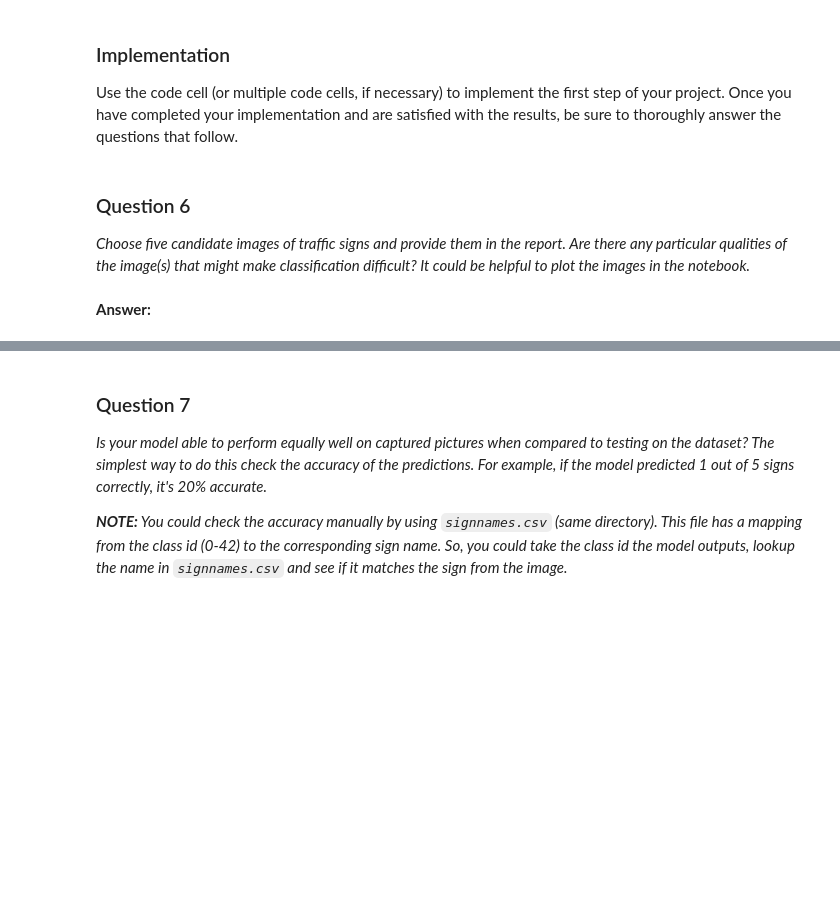
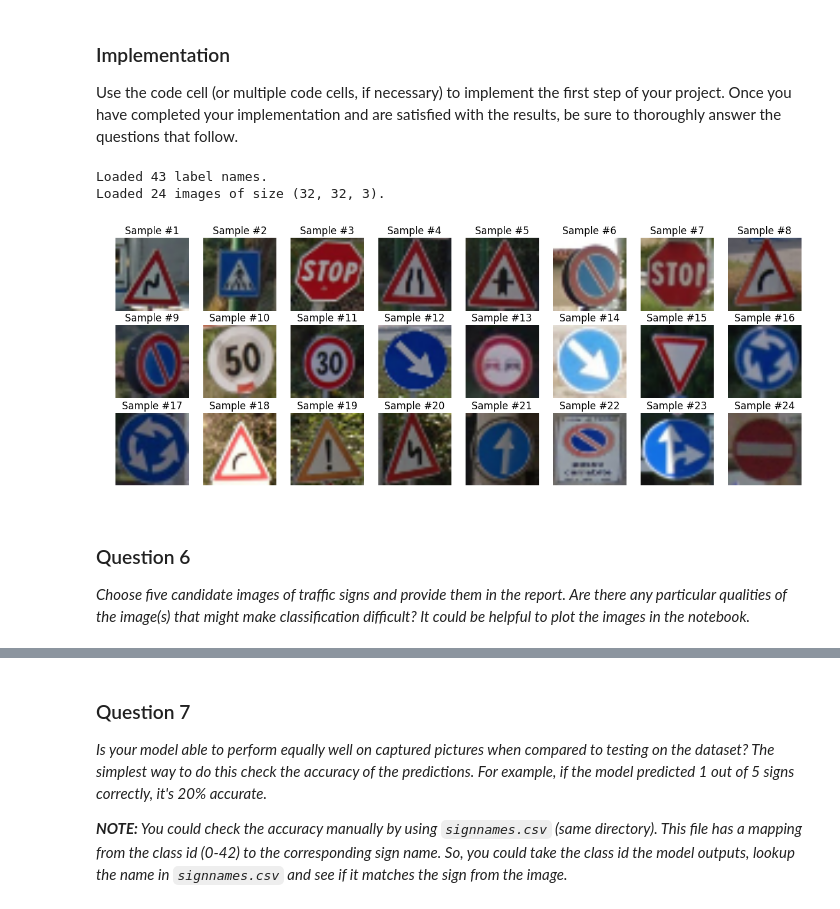
Before and after one commit to Nallo/CarND-Traffic-Sign-Classifier-P2, a Jupyter notebook: Traffic_Sign_Classifier.ipynb, the cells around one changed output, grey strips where cells are left out. Cells and saved outputs as stored; diff of their text form; code cells hidden in the pictures; blank space fills up the shorter version.

```diff
--- a/Traffic_Sign_Classifier.ipynb
+++ b/Traffic_Sign_Classifier.ipynb
@@ -388,6 +387,14 @@ with tf.Session() as sess:
     print("Training time: {:.3f}".format(t1-t0))
     print()
 
+    ### Save the model
+    try:
+        saver
+    except NameError:
+        saver = tf.train.Saver()
+    saver.save(sess, 'lenet_nallo')
+    print("Model saved")
+
     ### Run the model against the test set
     test_accuracy = evaluate(test_norm, y_test)
     print("Test Accuracy = {:.3f}".format(test_accuracy))
@@ -483,6 +529,31 @@ Use the code cell (or multiple code cells, if necessary) to implement the first
+# %%
+# Load the label names
+label_names_dict = load_label_names('signnames.csv')
+
+# Load the new scaled images
+images = load_and_scale_images("new-images")
+
+# Assign the labels, -1 means not in training set.
+images_labels = np.array([21, -1, 14, 24, 11, -1, 14, 20,
+                          -1, 2, 1, 38, 9, 38, 13, 40,
+                          40, 20, 18, 21, 35, -1, 36, 17])
+
+# Number of images
+n_img = images.shape[0]
+
+# Image Shape
+img_shape = images.shape[1:]
+
+print("Loaded {0} label names.".format(len(label_names_dict)))
+print("Loaded {0} images of size {1}.".format(n_img, img_shape))
+print()
+
+display_new_images(images)
+# %% [output]
+Loaded 43 label names.
+Loaded 24 images of size (32, 32, 3).
+[figure, added]
 # %% [markdown]
 ### Question 6
 
 _Choose five candidate images of traffic signs and provide them in the report. Are there any particular qualities of the image(s) that might make classification difficult? It could be helpful to plot the images in the notebook._
-# %% [markdown]
-**Answer:**
```
Also changed, not shown: parts of 20 cells of this notebook, 26 other files.
